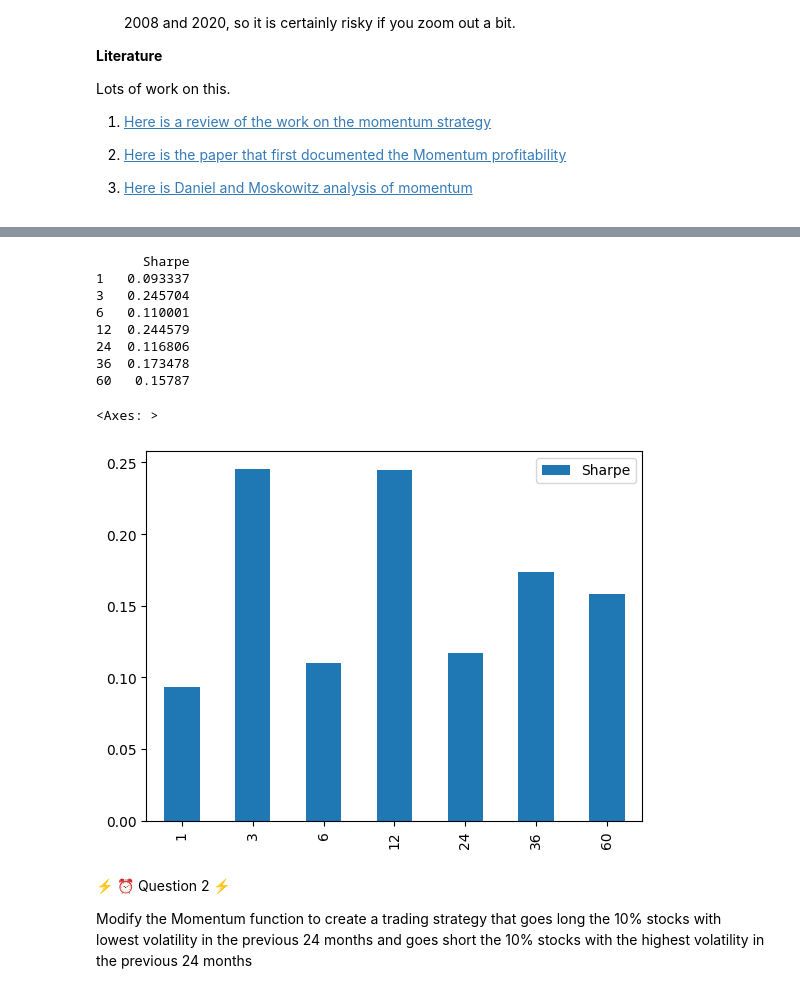
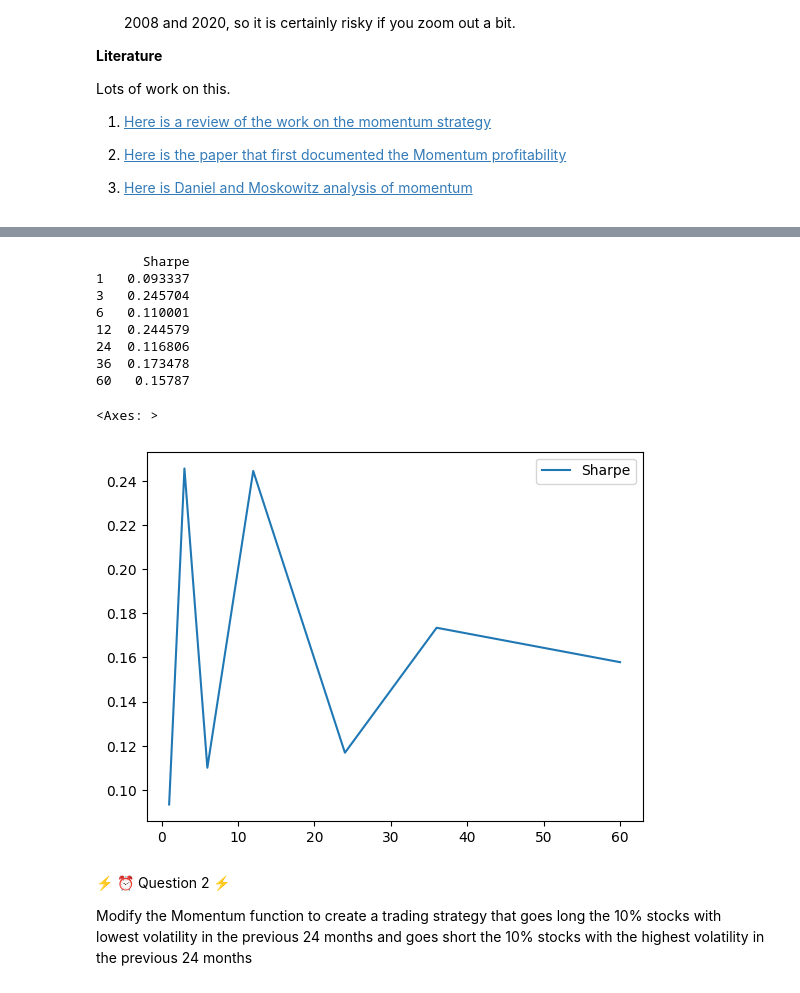
Before and after one commit to SnazzyBeatle115/UG54, a Jupyter notebook: chapters/Finance/Momentum.ipynb, the cells around one changed output, grey strips where cells are left out. Saved outputs shown, nothing was run; the diff lists cells and outputs as text; code cells hidden in the pictures.

```diff
--- a/chapters/Finance/Momentum.ipynb
+++ b/chapters/Finance/Momentum.ipynb
@@ -330,25 +330,25 @@ Below is a plot that summarizes the empirical evidence on return-based strategie
 # %%
 lookback=[1, 3, 6, 12, 24, 36, 60]
 results=pd.DataFrame(index=lookback, columns=['Sharpe'])
 for period in lookback:
   ret = momentum(df, lookback=period, extraskip=0)
   # print(ret)
   LS=ret[9]-ret[0]
   results.loc[period, 'Sharpe'] = LS.mean() / LS.std() * np.sqrt(12)
 
 print(results)
-results.plot(kind='bar')
+results.plot(kind='line')
 # %% [output]
       Sharpe
 1   0.093337
 3   0.245704
 6   0.110001
 12  0.244579
 24  0.116806
 36  0.173478
 60   0.15787
 <Axes: >
-[figure, old version]
+[figure, new version]
 # %% [markdown]
 ⚡ ⏰ Question 2 ⚡
 
```
Also changed, not shown: parts of 3 cells of this notebook.
